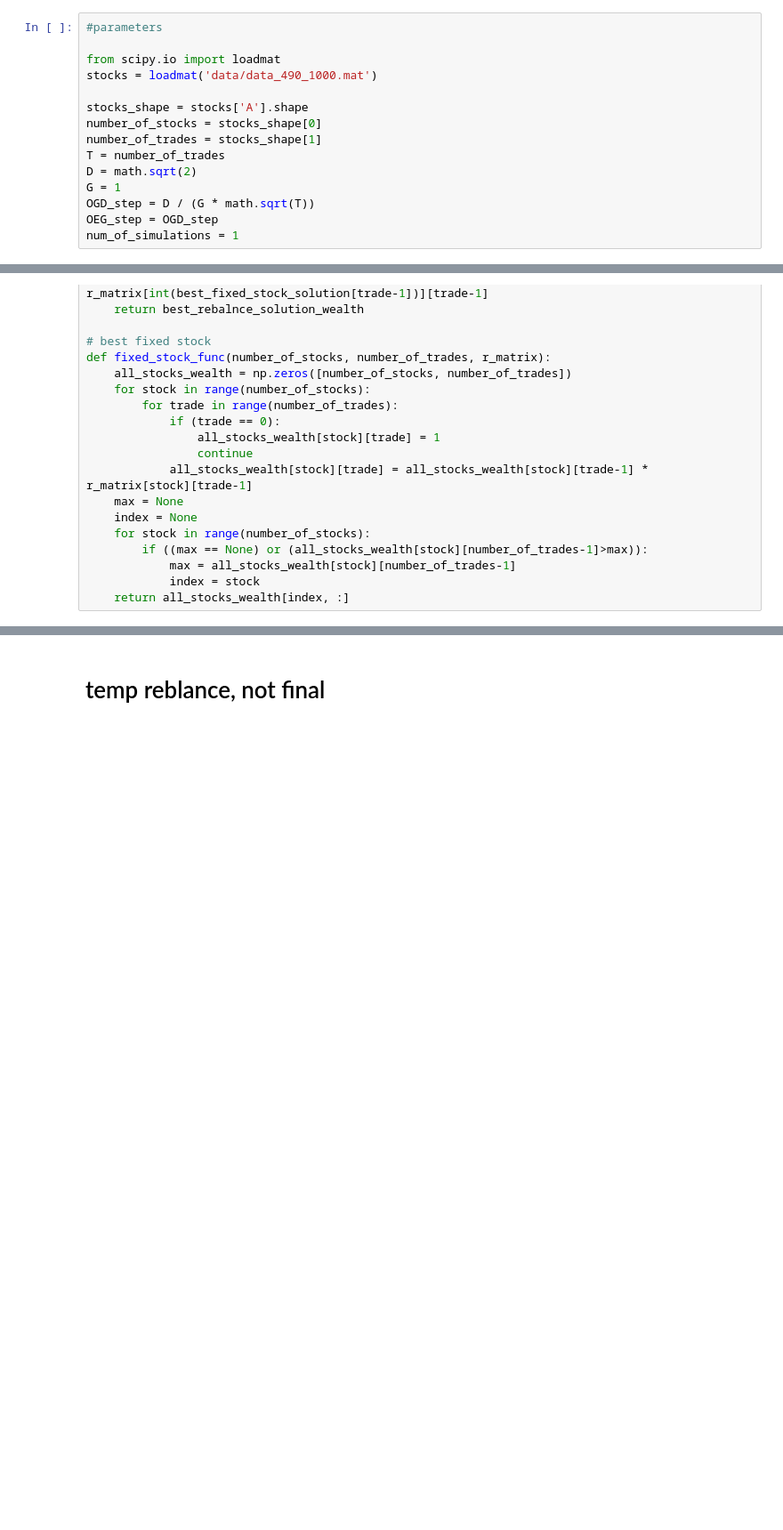
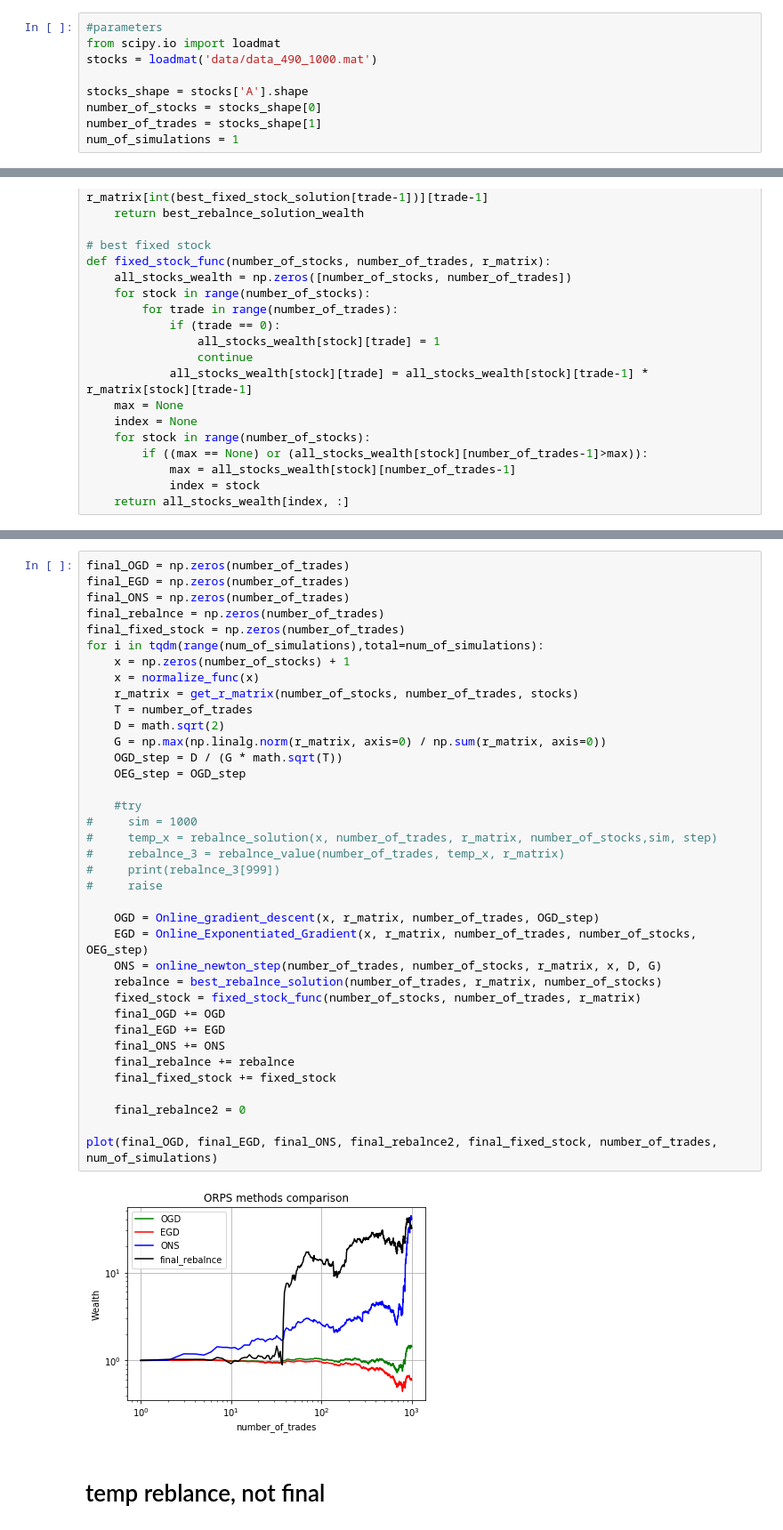
Before and after one commit to matansudry/MLOPT-ORPS-online_rebalancing_portfolio_selection, a Jupyter notebook: main.ipynb, the cells around one changed output, grey strips where cells are left out. Shown at 89% size. Drawn from its saved outputs; the diff is of its cells as text; blank space fills up the shorter version.

Commit message:
with final newton

```diff
--- a/main.ipynb
+++ b/main.ipynb
@@ -11,17 +9,11 @@ import optim.projections as projections
 # %%
 #parameters
-
 from scipy.io import loadmat
 stocks = loadmat('data/data_490_1000.mat')
 
 stocks_shape = stocks['A'].shape
 number_of_stocks = stocks_shape[0]
 number_of_trades = stocks_shape[1]
-T = number_of_trades
-D = math.sqrt(2)
-G = 1
-OGD_step = D / (G * math.sqrt(T))
-OEG_step = OGD_step
 num_of_simulations = 1
 # %%
 #calculating the loss
@@ -123,3 +169,42 @@ def fixed_stock_func(number_of_stocks, number_of_trades, r_matrix):
+# %%
+final_OGD = np.zeros(number_of_trades)
+final_EGD = np.zeros(number_of_trades)
+final_ONS = np.zeros(number_of_trades)
+final_rebalnce = np.zeros(number_of_trades)
+final_fixed_stock = np.zeros(number_of_trades)
+for i in tqdm(range(num_of_simulations),total=num_of_simulations):
+    x = np.zeros(number_of_stocks) + 1
+    x = normalize_func(x)
+    r_matrix = get_r_matrix(number_of_stocks, number_of_trades, stocks)
+    T = number_of_trades
+    D = math.sqrt(2)
+    G = np.max(np.linalg.norm(r_matrix, axis=0) / np.sum(r_matrix, axis=0))
+    OGD_step = D / (G * math.sqrt(T))
+    OEG_step = OGD_step
+
+    #try
+#     sim = 1000
+#     temp_x = rebalnce_solution(x, number_of_trades, r_matrix, number_of_stocks,sim, step)
+#     rebalnce_3 = rebalnce_value(number_of_trades, temp_x, r_matrix)
+#     print(rebalnce_3[999])
+#     raise
+
+    OGD = Online_gradient_descent(x, r_matrix, number_of_trades, OGD_step)
+    EGD = Online_Exponentiated_Gradient(x, r_matrix, number_of_trades, number_of_stocks, OEG_step)
+    ONS = online_newton_step(number_of_trades, number_of_stocks, r_matrix, x, D, G)
+    rebalnce = best_rebalnce_solution(number_of_trades, r_matrix, number_of_stocks)
+    fixed_stock = fixed_stock_func(number_of_stocks, number_of_trades, r_matrix)
+    final_OGD += OGD
+    final_EGD += EGD
+    final_ONS += ONS
+    final_rebalnce += rebalnce
+    final_fixed_stock += fixed_stock
+
+    final_rebalnce2 = 0
+
+plot(final_OGD, final_EGD, final_ONS, final_rebalnce2, final_fixed_stock, number_of_trades, num_of_simulations)
+# %% [output]
+[figure, added]
 # %% [markdown]
 # temp reblance, not final
 # %%
```
Also changed, not shown: parts of 14 cells of this notebook, 5 other files.
